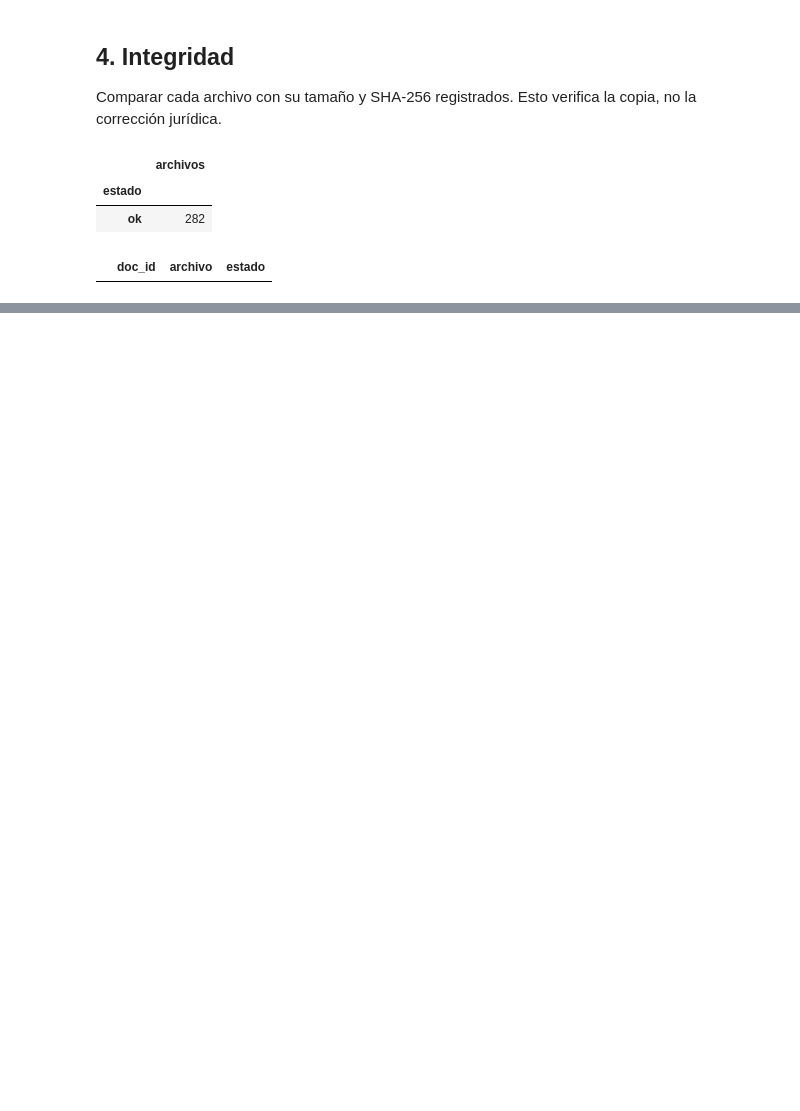
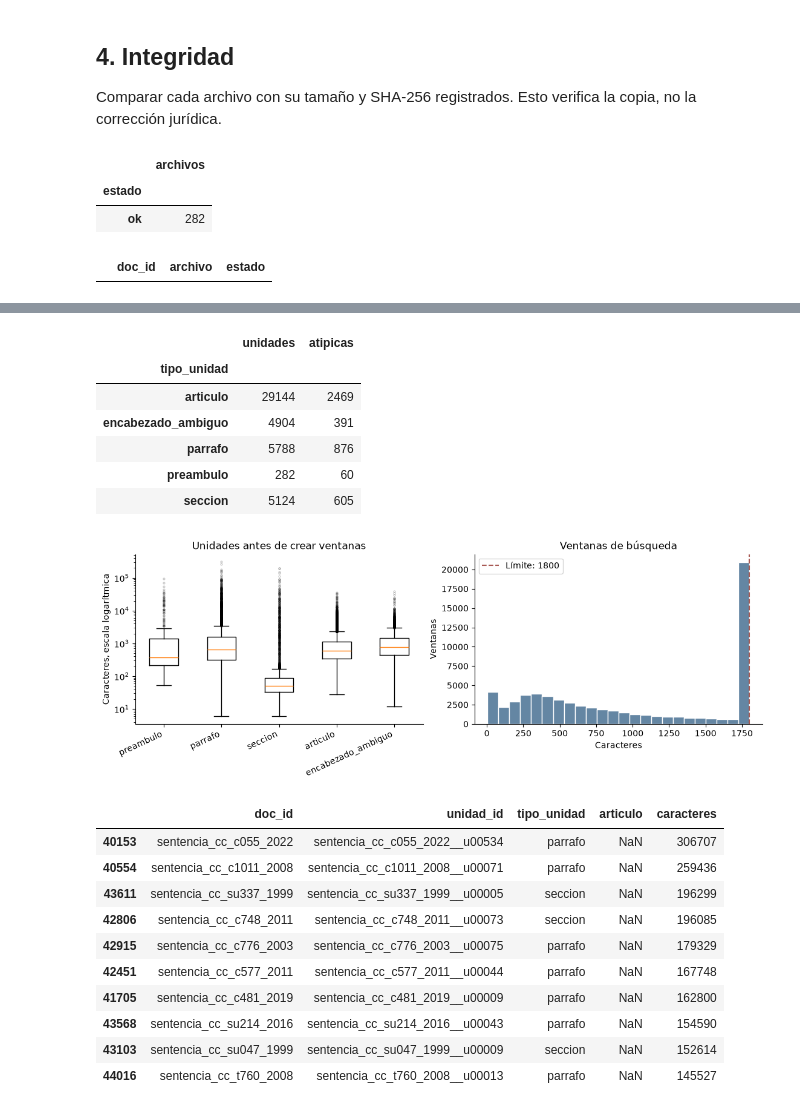
Before and after one commit to SamuelCharry/ai-week-2026, a Jupyter notebook: notebooks/00_eda.ipynb, the cells around one changed output, grey strips where cells are left out. Drawn from its saved outputs; the diff is of its cells as text; code cells hidden in the pictures; blank space fills up the shorter version.

```diff
--- a/notebooks/00_eda.ipynb
+++ b/notebooks/00_eda.ipynb
@@ -197,0 +343,52 @@ display(integridad.loc[integridad["estado"] != "ok"])
+# %%
+if procesados_disponibles:
+    q1 = unidades.groupby("tipo_unidad")["caracteres"].transform(lambda x: x.quantile(.25))
+    q3 = unidades.groupby("tipo_unidad")["caracteres"].transform(lambda x: x.quantile(.75))
+    iqr = q3 - q1
+    unidades["atipica_iqr"] = (unidades["caracteres"] < q1 - 1.5 * iqr) | (unidades["caracteres"] > q3 + 1.5 * iqr)
+    display(unidades.groupby("tipo_unidad")["atipica_iqr"].agg(unidades="size", atipicas="sum"))
+
+    tipos = unidades["tipo_unidad"].unique()
+    fig, axes = plt.subplots(1, 2, figsize=(11, 4), layout="constrained")
+    axes[0].boxplot([unidades.loc[unidades["tipo_unidad"] == tipo, "caracteres"] for tipo in tipos],
+                    flierprops={"markersize": 2, "alpha": .2})
+    axes[0].set_xticks(range(1, len(tipos) + 1), tipos, rotation=25, ha="right")
+    axes[0].set_yscale("log")
+    axes[0].set_title("Unidades antes de crear ventanas")
+    axes[0].set_ylabel("Caracteres, escala logarítmica")
+    axes[1].hist(ventanas["caracteres"], bins=24, color="#6486a3", edgecolor="white")
+    limite = resumen_ingesta["parametros_segmentacion"]["max_caracteres"]
+    axes[1].axvline(limite, color="#a95b55", linestyle="--", label=f"Límite: {limite}")
+    axes[1].set_title("Ventanas de búsqueda")
+    axes[1].set_xlabel("Caracteres")
+    axes[1].set_ylabel("Ventanas")
+    axes[1].legend()
+    for ax in axes:
+        ax.spines[["top", "right"]].set_visible(False)
+    plt.show()
+
+    columnas = ["doc_id", "unidad_id", "tipo_unidad", "articulo", "caracteres"]
+    display(unidades.nlargest(10, "caracteres")[columnas])
+    cortas = unidades.nsmallest(10, "caracteres").copy()
+    cortas["inicio_texto"] = cortas["texto"].str[:120]
+    display(cortas[columnas + ["inicio_texto"]])
+# %% [output]
+|  | unidades | atipicas |
+| tipo_unidad |  |  |
+| articulo | 29144 | 2469 |
+| encabezado_ambiguo | 4904 | 391 |
+| parrafo | 5788 | 876 |
+| preambulo | 282 | 60 |
+| seccion | 5124 | 605 |
+[figure, added]
+|  | doc_id | unidad_id | tipo_unidad | articulo | caracteres |
+| 40153 | sentencia_cc_c055_2022 | sentencia_cc_c055_2022__u00534 | parrafo | NaN | 306707 |
+| 40554 | sentencia_cc_c1011_2008 | sentencia_cc_c1011_2008__u00071 | parrafo | NaN | 259436 |
+| 43611 | sentencia_cc_su337_1999 | sentencia_cc_su337_1999__u00005 | seccion | NaN | 196299 |
+| 42806 | sentencia_cc_c748_2011 | sentencia_cc_c748_2011__u00073 | seccion | NaN | 196085 |
+| 42915 | sentencia_cc_c776_2003 | sentencia_cc_c776_2003__u00075 | parrafo | NaN | 179329 |
+| 42451 | sentencia_cc_c577_2011 | sentencia_cc_c577_2011__u00044 | parrafo | NaN | 167748 |
+| 41705 | sentencia_cc_c481_2019 | sentencia_cc_c481_2019__u00009 | parrafo | NaN | 162800 |
+| 43568 | sentencia_cc_su214_2016 | sentencia_cc_su214_2016__u00043 | parrafo | NaN | 154590 |
+| 43103 | sentencia_cc_su047_1999 | sentencia_cc_su047_1999__u00009 | seccion | NaN | 152614 |
+| 44016 | sentencia_cc_t760_2008 | sentencia_cc_t760_2008__u00013 | parrafo | NaN | 145527 |
```
Also changed, not shown: parts of 15 cells of this notebook, 3 other files.
